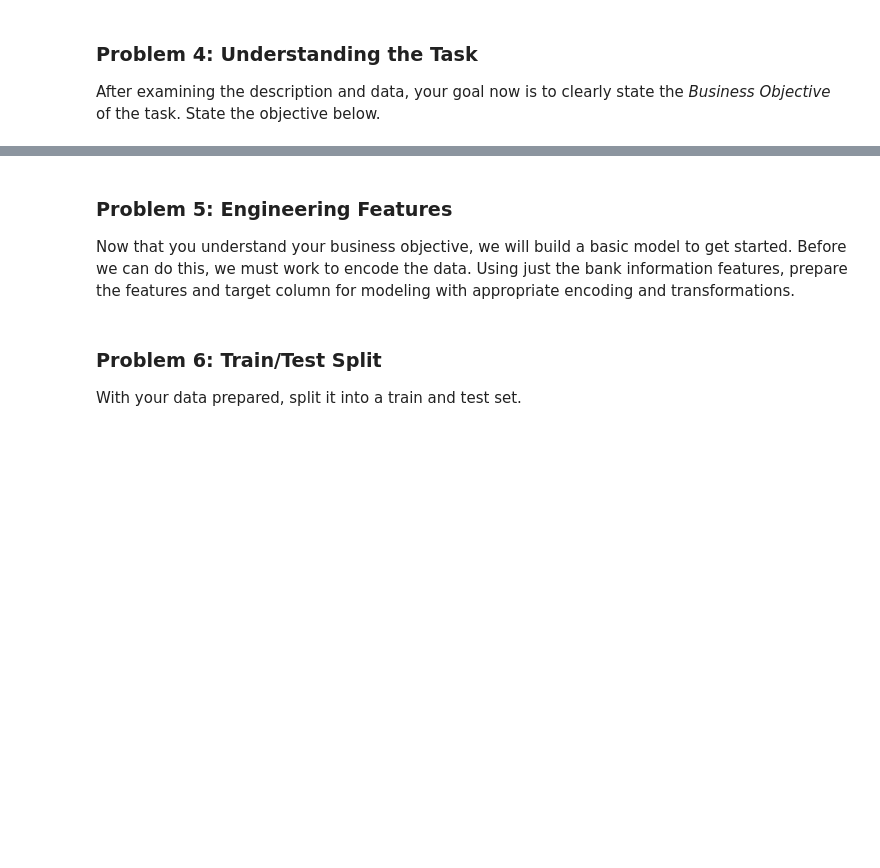
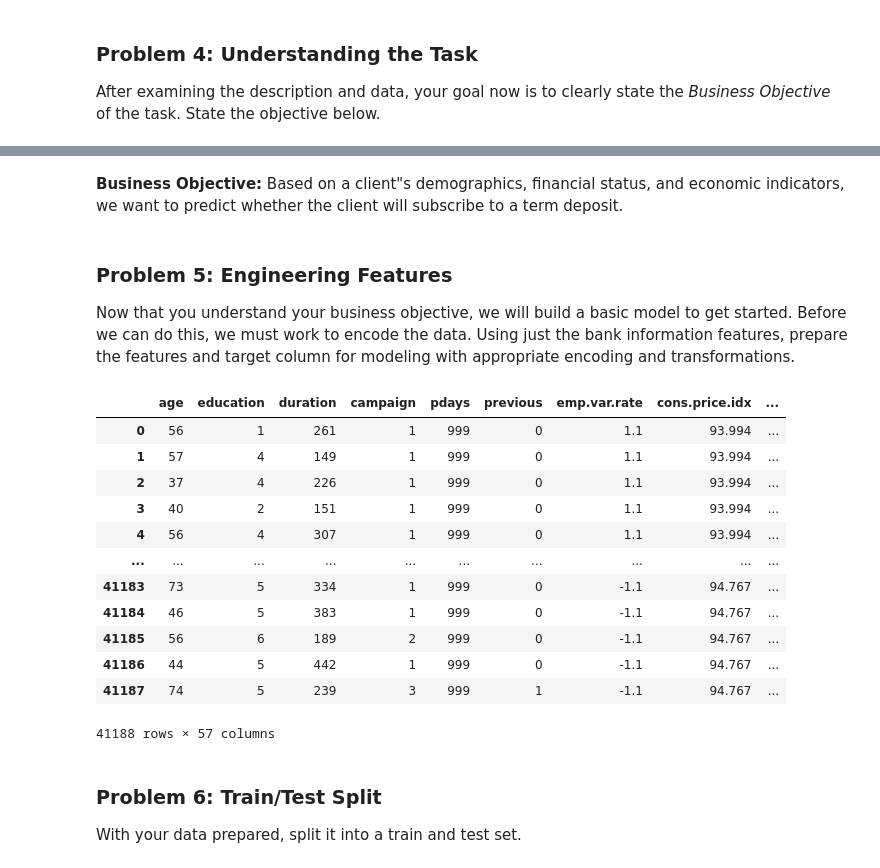
Before and after one commit to dslapelis/ML-AI-17, a Jupyter notebook: prompt_III.ipynb, the cells around one changed output, grey strips where cells are left out. Saved outputs shown, nothing was run; the diff lists cells and outputs as text; code cells hidden in the pictures; blank space fills up the shorter version.

```diff
--- a/prompt_III.ipynb
+++ b/prompt_III.ipynb
@@ -204,7 +136,29 @@ memory usage: 6.6 MB
+# %% [markdown]
+**Business Objective:**
+Based on a client"s demographics, financial status, and economic indicators, we want to predict whether the client will subscribe to a term deposit.
 # %% [markdown]
 ### Problem 5: Engineering Features
 
 Now that you understand your business objective, we will build a basic model to get started.  Before we can do this, we must work to encode the data.  Using just the bank information features, prepare the features and target column for modeling with appropriate encoding and transformations.
+# %%
+df = df.dropna()
+df_encoded = pd.get_dummies(df, columns=["job", "marital", "default", "housing", "loan", "contact", "month", "day_of_week", "poutcome"])
+# %%
+df_encoded
+# %% [output]
+|  | age | education | duration | campaign | pdays | previous | emp.var.rate | cons.price.idx | ... |
+| 0 | 56 | 1 | 261 | 1 | 999 | 0 | 1.1 | 93.994 | ... |
+| 1 | 57 | 4 | 149 | 1 | 999 | 0 | 1.1 | 93.994 | ... |
+| 2 | 37 | 4 | 226 | 1 | 999 | 0 | 1.1 | 93.994 | ... |
+| 3 | 40 | 2 | 151 | 1 | 999 | 0 | 1.1 | 93.994 | ... |
+| 4 | 56 | 4 | 307 | 1 | 999 | 0 | 1.1 | 93.994 | ... |
+| ... | ... | ... | ... | ... | ... | ... | ... | ... | ... |
+| 41183 | 73 | 5 | 334 | 1 | 999 | 0 | -1.1 | 94.767 | ... |
+| 41184 | 46 | 5 | 383 | 1 | 999 | 0 | -1.1 | 94.767 | ... |
+| 41185 | 56 | 6 | 189 | 2 | 999 | 0 | -1.1 | 94.767 | ... |
+| 41186 | 44 | 5 | 442 | 1 | 999 | 0 | -1.1 | 94.767 | ... |
+| 41187 | 74 | 5 | 239 | 3 | 999 | 1 | -1.1 | 94.767 | ... |
+41188 rows × 57 columns
 # %% [markdown]
 ### Problem 6: Train/Test Split
 
```
Also changed, not shown: parts of 15 cells of this notebook.
